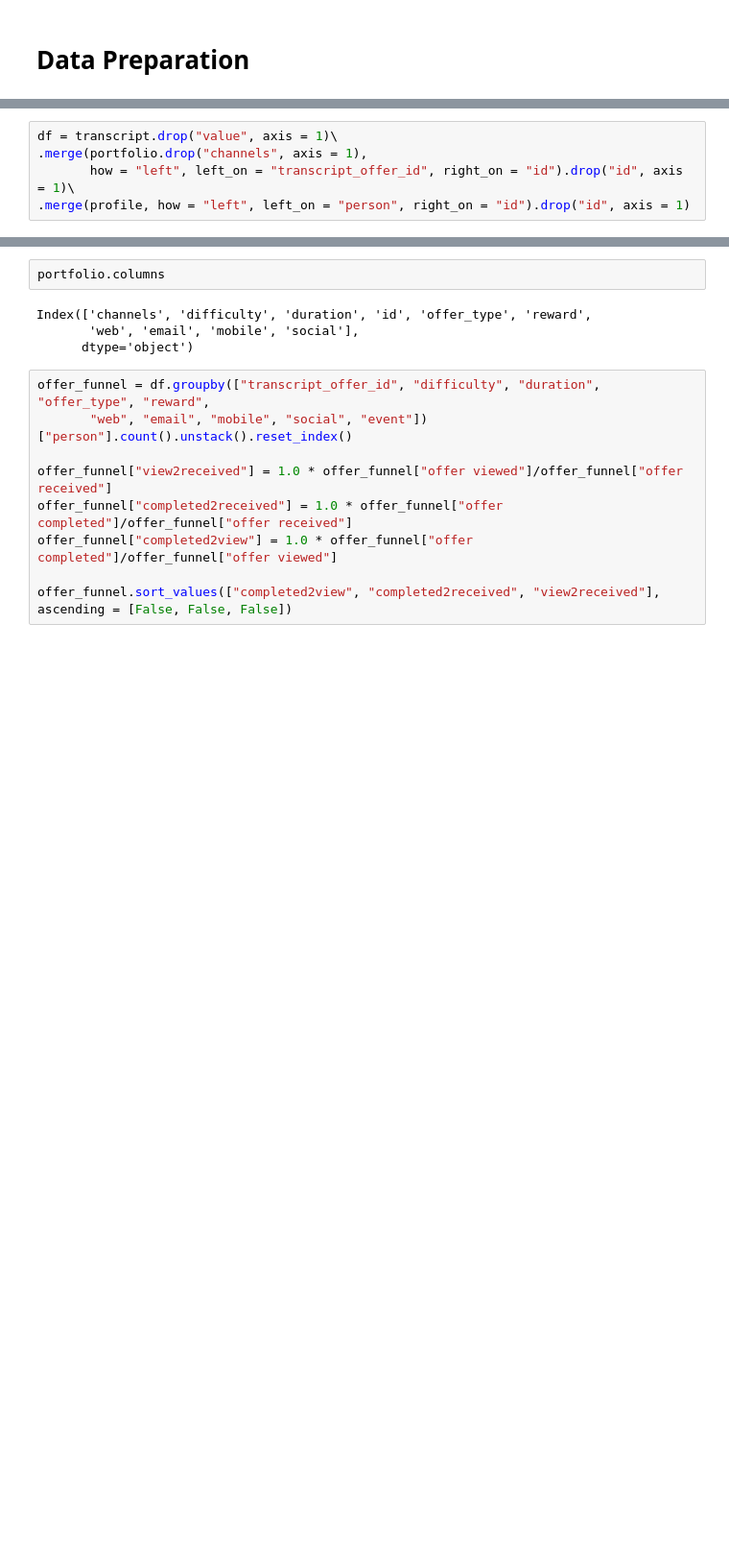
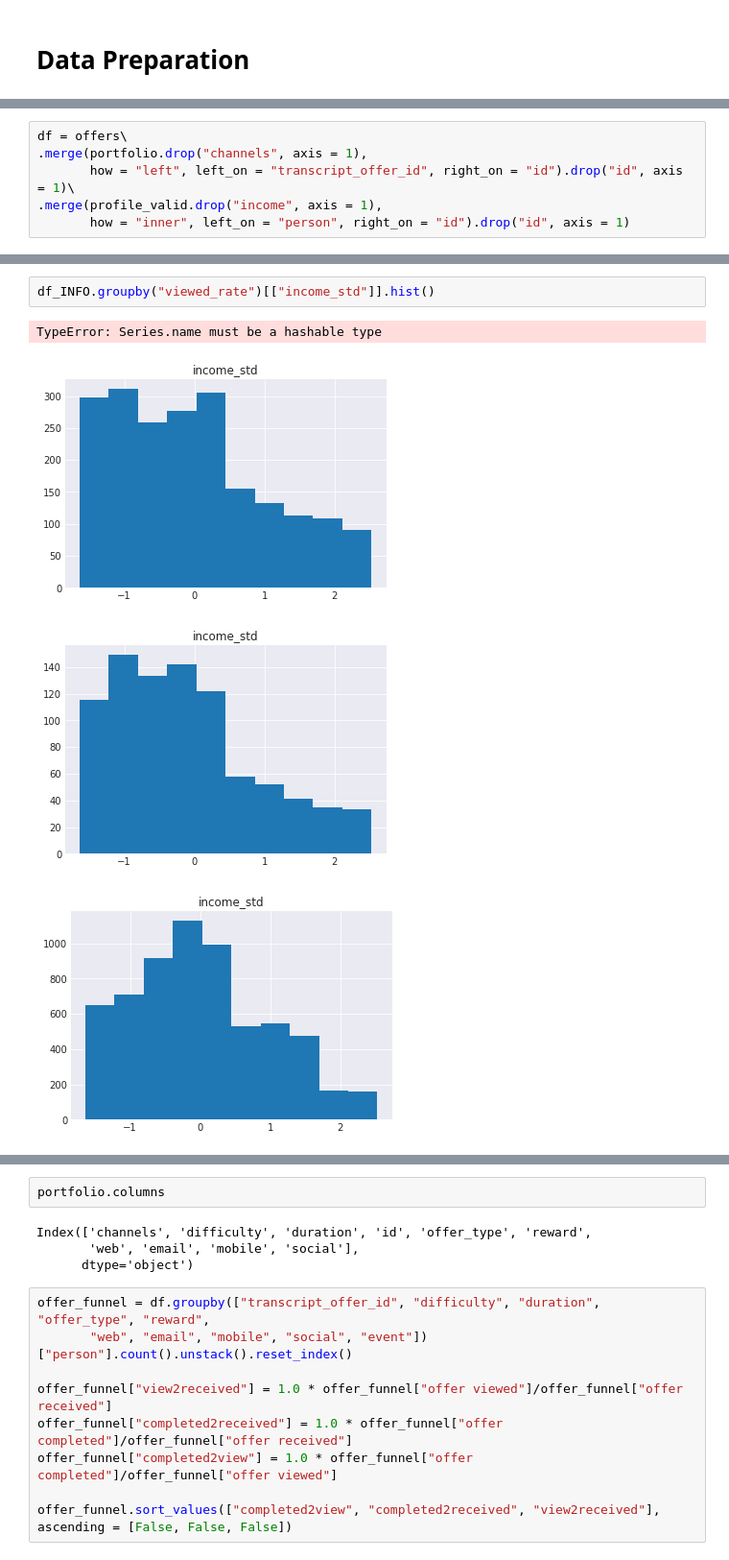
Before and after one commit to qinliu1023/Starbucks_Promotional_Offer, a Jupyter notebook: Starbucks_Promotional_Offer.ipynb, the cells around one changed output, grey strips where cells are left out. Shown: that part at 96% size. Saved outputs shown, nothing was run; the diff lists cells and outputs as text; blank space fills up the shorter version.

```diff
--- a/Starbucks_Promotional_Offer.ipynb
+++ b/Starbucks_Promotional_Offer.ipynb
@@ -427,6 +437,7 @@ Name: became_member_on, dtype: int64
 # %%
-df = transcript.drop("value", axis = 1)\
+df = offers\
 .merge(portfolio.drop("channels", axis = 1),
        how = "left", left_on = "transcript_offer_id", right_on = "id").drop("id", axis = 1)\
-.merge(profile, how = "left", left_on = "person", right_on = "id").drop("id", axis = 1)
+.merge(profile_valid.drop("income", axis = 1),
+       how = "inner", left_on = "person", right_on = "id").drop("id", axis = 1)
 # %%
@@ -458,0 +522,7 @@ df.head(3)
+# %%
+df_INFO.groupby("viewed_rate")[["income_std"]].hist()
+# %% [output]
+TypeError: Series.name must be a hashable type
+[figure, added]
+[figure, added]
+[figure, added]
```
Also changed, not shown: parts of 42 cells of this notebook.
